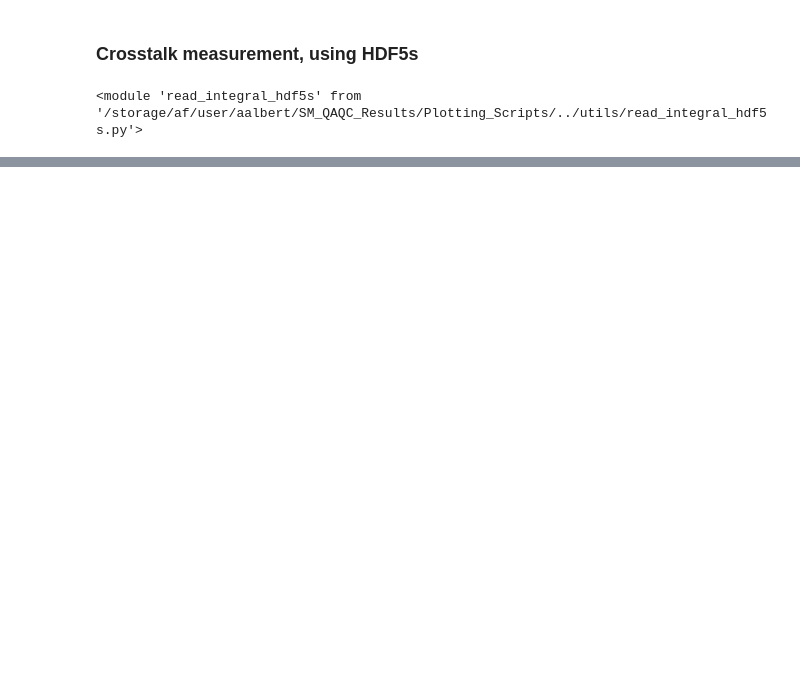
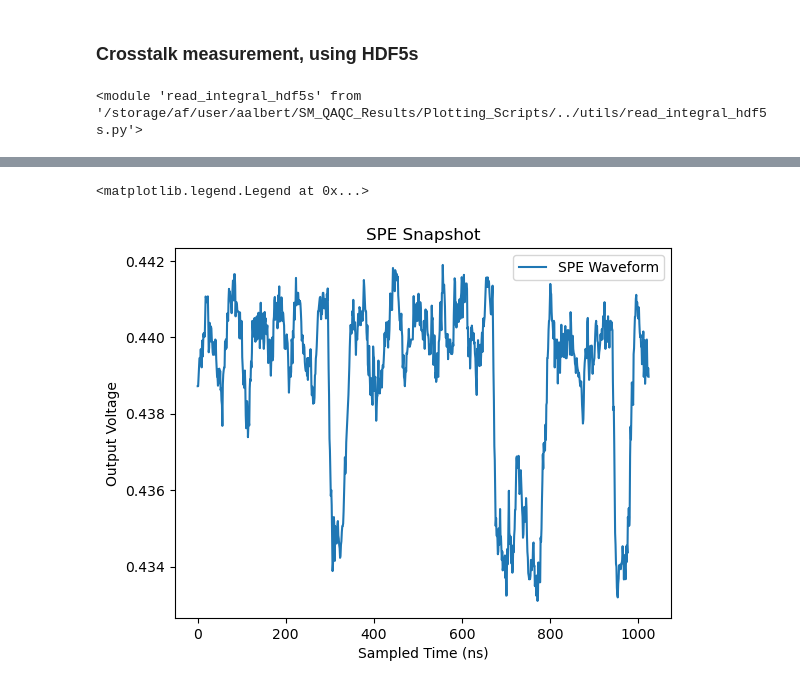
Before and after one commit to AlexAlbert41/SM_QAQC_Results, a Jupyter notebook: Plotting_Scripts/make_plots.ipynb, the cells around one changed output, grey strips where cells are left out. Cells and saved outputs as stored; diff of their text form; code cells hidden in the pictures; blank space fills up the shorter version.

```diff
--- a/Plotting_Scripts/make_plots.ipynb
+++ b/Plotting_Scripts/make_plots.ipynb
@@ -199,0 +217,20 @@ plt.show()
+# %%
+file = h5.File(hdf5_file, 'r')
+type='spe'
+print()
+waveform = file['spe']['ch0'][14]
+xinc = 1/(file[type].attrs['drs4_frequency'] * 10**6)
+points = file[type].attrs['record_length']
+x = np.linspace(0, xinc * points, int(points))
+y = waveform/2**12
+
+#plt.figure(figsize=(8,6))
+plt.plot(x*1e9, y, label='SPE Waveform')
+plt.title("SPE Snapshot")
+plt.xlabel("Sampled Time (ns)")
+plt.ylabel("Output Voltage")
+
+plt.legend()
+# %% [output]
+<matplotlib.legend.Legend at 0x...>
+[figure, added]
```
Also changed, not shown: parts of 10 cells of this notebook, 1 other file.
